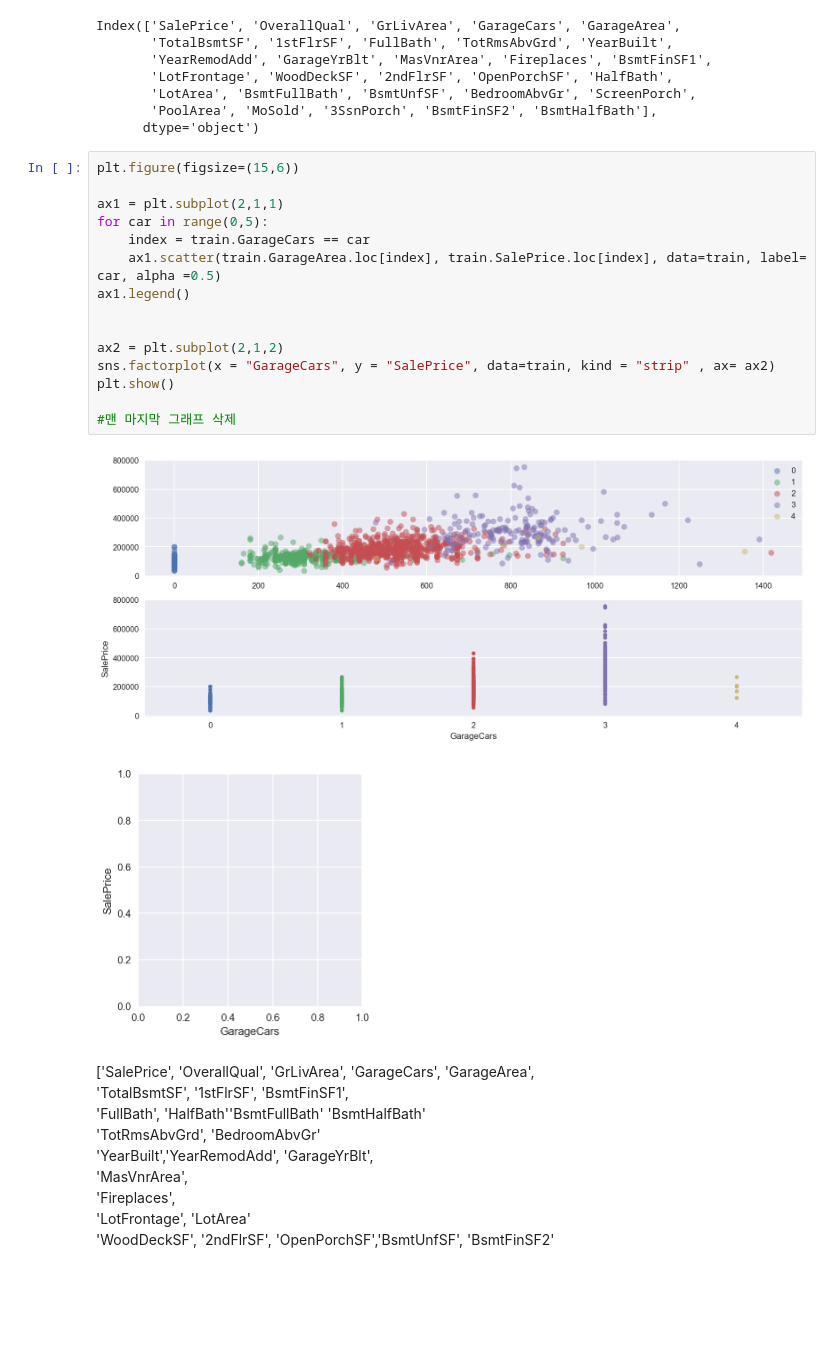
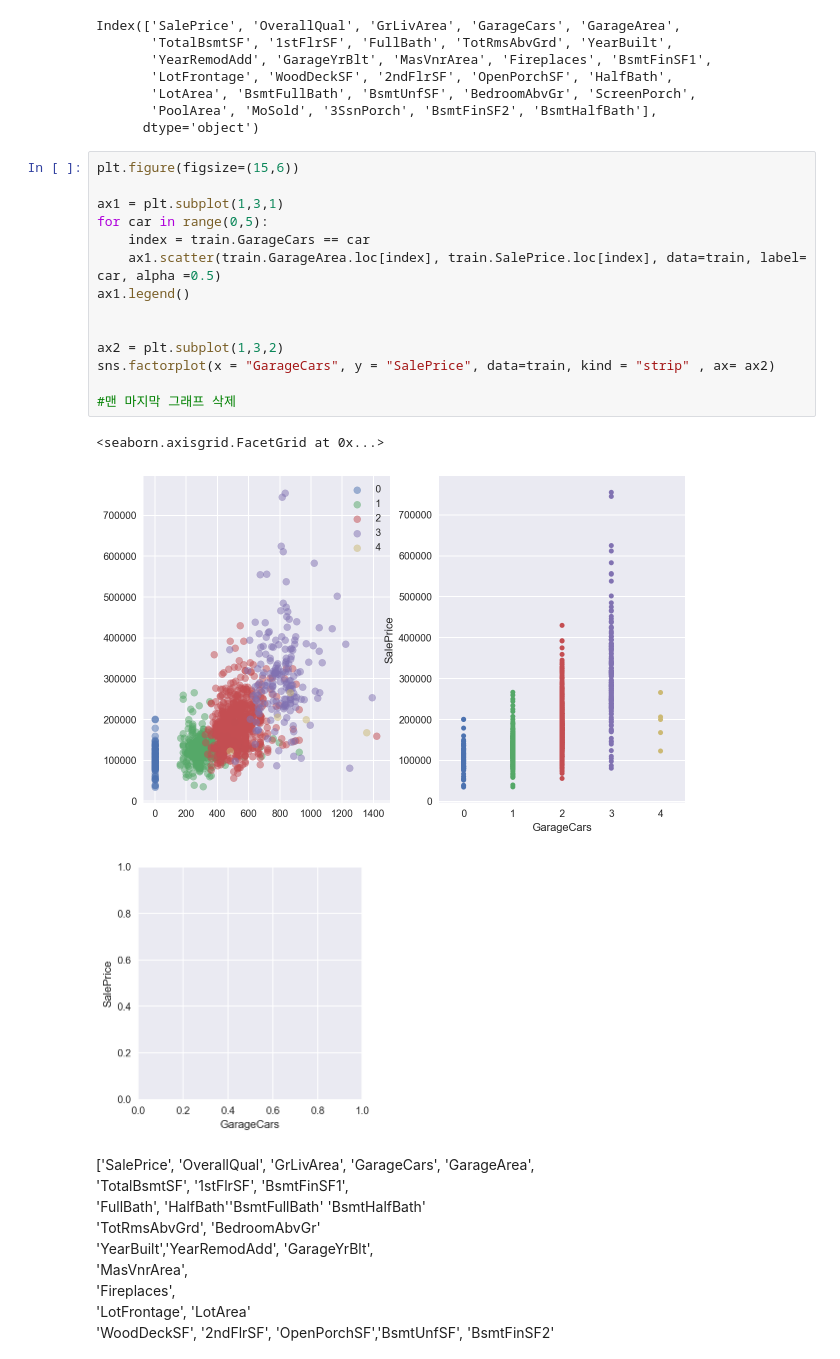
Before and after one commit to kish191919/House_Price_Project_by_Python, a Jupyter notebook: House_Prediction_Project_rev1.ipynb, the cells around one changed output. Cells and saved outputs as stored; diff of their text form; blank space fills up the shorter version.

```diff
--- a/House_Prediction_Project_rev1.ipynb
+++ b/House_Prediction_Project_rev1.ipynb
@@ -254,20 +252,20 @@ Index(['SalePrice', 'OverallQual', 'GrLivArea', 'GarageCars', 'GarageArea',
 # %%
 plt.figure(figsize=(15,6))
 
-ax1 = plt.subplot(2,1,1)
+ax1 = plt.subplot(1,3,1)
 for car in range(0,5):
     index = train.GarageCars == car
     ax1.scatter(train.GarageArea.loc[index], train.SalePrice.loc[index], data=train, label= car, alpha =0.5)
 ax1.legend()
 
 
-ax2 = plt.subplot(2,1,2)
+ax2 = plt.subplot(1,3,2)
 sns.factorplot(x = "GarageCars", y = "SalePrice", data=train, kind = "strip" , ax= ax2)
-plt.show()
 
 #맨 마지막 그래프 삭제
 # %% [output]
+<seaborn.axisgrid.FacetGrid at 0x...>
-[figure, old version]
+[figure, new version]
 [figure]
 # %% [markdown]
 ['SalePrice', 'OverallQual', 'GrLivArea', 'GarageCars', 'GarageArea',
```
Also changed, not shown: parts of 6 cells of this notebook.
